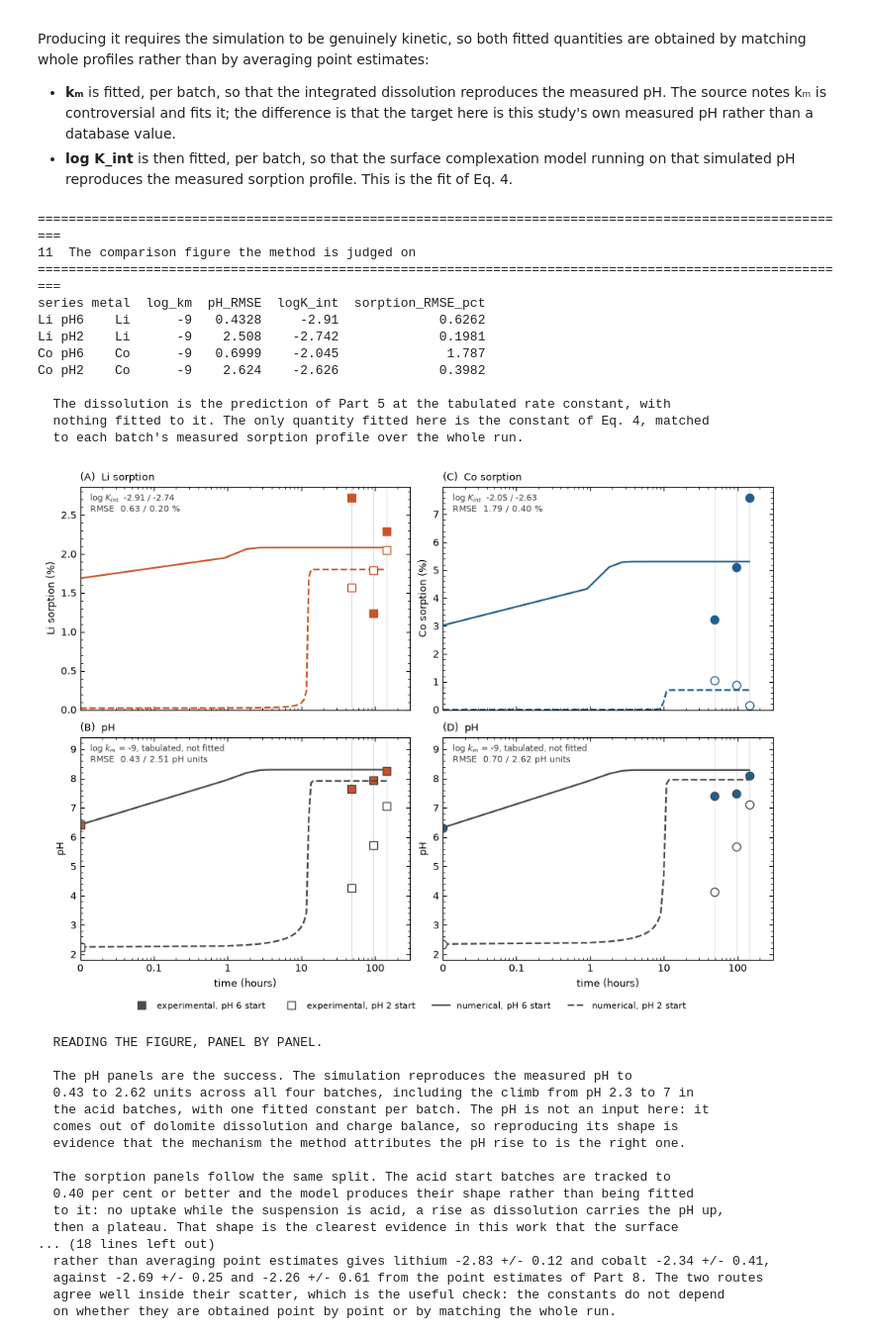
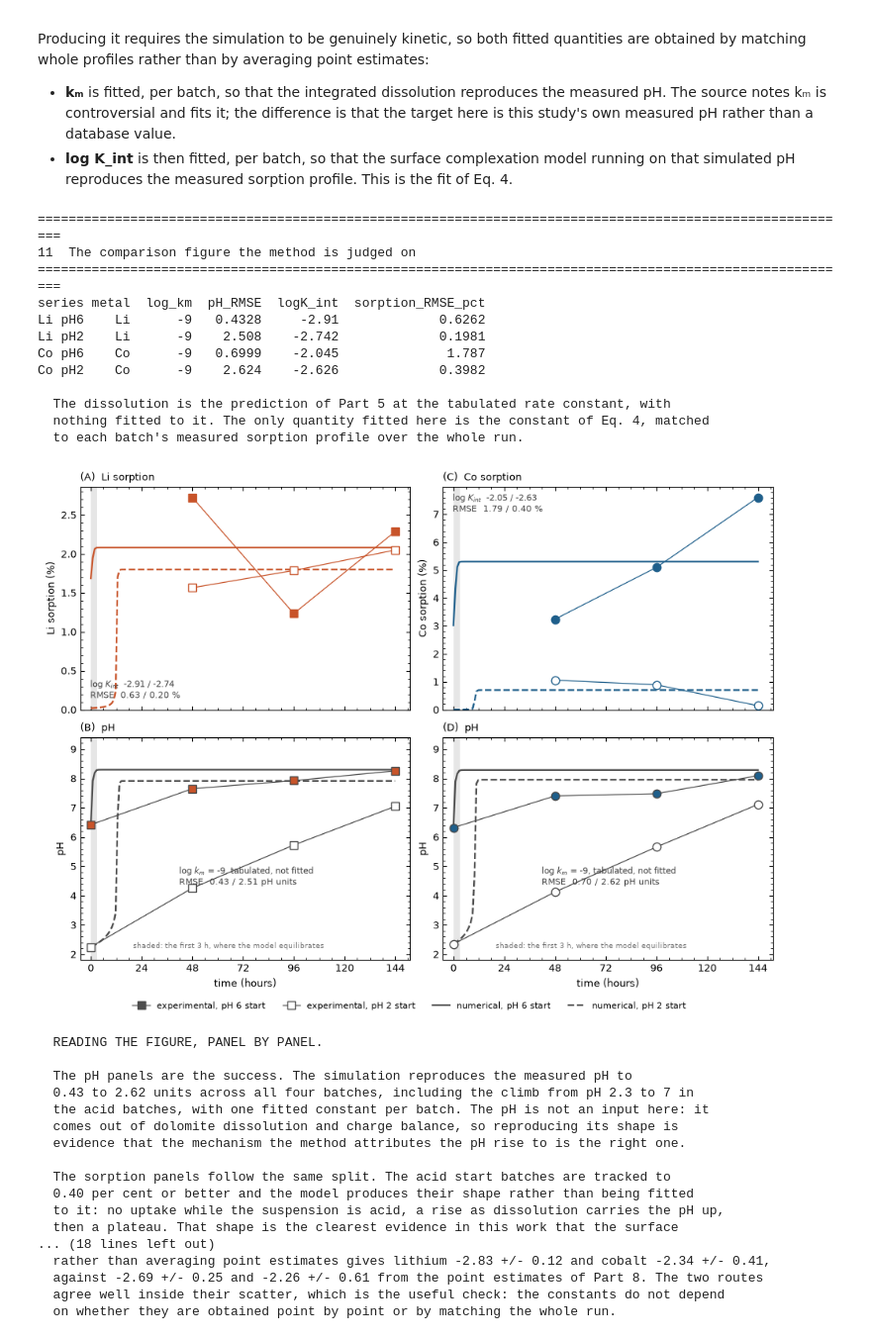
Before and after one commit to Marwa-2024/CCM-to-determine-Log-K-, a Jupyter notebook: LogK_LiCo_TST_full_method.ipynb, the cells around one changed output. Shown at 99% size. Drawn from its saved outputs; the diff is of its cells as text; code cells hidden in the pictures.

```diff
--- a/LogK_LiCo_TST_full_method.ipynb
+++ b/LogK_LiCo_TST_full_method.ipynb
@@ -661,9 +661,9 @@ ax.fill_between(lim, [lim[0]*0.5, lim[1]*0.5], [lim[0]*2, lim[1]*2],
                 color="0.6", alpha=0.18, lw=0)
 for m in ["Co", "Li"]:
     for b, fc in [("pH6", COL[m]), ("pH2", "white")]:
-        d = SINGLE[(SINGLE.metal == m) & (SINGLE.batch == b) & (SINGLE.day > 0)]
-        ax.plot(d.Mg/MM["Mg"], d.Ca/MM["Ca"], MK[m], color=COL[m], mfc=fc, mec=COL[m],
-                ls="none", ms=8, label=f"{m}, {b.replace('pH','pH ')} start")
+        d = SINGLE[(SINGLE.metal == m) & (SINGLE.batch == b) & (SINGLE.day > 0)].sort_values("day")
+        ax.plot(d.Mg/MM["Mg"], d.Ca/MM["Ca"], MK[m] + "-", color=COL[m], mfc=fc, mec=COL[m],
+                lw=0.9, ms=8, label=f"{m}, {b.replace('pH','pH ')} start")
 ax.axvline(0.1/MM["Mg"], color="0.7", ls=":", lw=1)
 ax.axhline(0.1/MM["Ca"], color="0.7", ls=":", lw=1)
 ax.text(0.1/MM["Mg"]*1.15, 3.2, "detection limit", fontsize=7, color="0.5", rotation=90, va="top")
@@ -865,13 +865,13 @@ for j, metal in enumerate(["Li", "Co"]):
     pa, pb = PANEL[metal]
     for series, fc, ls in [(f"{metal} pH6", COL[metal], "-"), (f"{metal} pH2", "white", "--")]:
         P = prof[series]
-        _th = np.maximum(P["t"]*24, 1e-2)
+        _th = P["t"]*24
         axA.plot(_th, P["curve"], ls, color=COL[metal], lw=1.6)
-        axA.plot(P["d"].day.values[1:]*24, P["meas"], MK[metal], color=COL[metal], mfc=fc,
-                 mec=COL[metal], ls="none", ms=7.5)
+        axA.plot(P["d"].day.values[1:]*24, P["meas"], MK[metal] + "-", color=COL[metal],
+                 mfc=fc, mec=COL[metal], lw=0.9, ms=7.5, zorder=3)
         axB.plot(_th, P["pH"], ls, color=COL["pH"], lw=1.6)
-        axB.plot(np.maximum(P["d"].day.values*24, 1e-2), P["d"].pH.values, MK[metal],
-                 color=COL["pH"], mfc=fc, mec=COL["pH"], ls="none", ms=7.5)
+        axB.plot(P["d"].day.values*24, P["d"].pH.values, MK[metal] + "-",
+                 color=COL["pH"], mfc=fc, mec=COL["pH"], lw=0.9, ms=7.5, zorder=3)
     axA.set_ylabel(f"{metal} sorption (%)")
     axA.set_title(f"({pa})  {metal} sorption", fontsize=9.5, loc="left")
     axB.set_ylabel("pH"); axB.set_xlabel("time (hours)")
@@ -879,23 +879,24 @@ for j, metal in enumerate(["Li", "Co"]):
     axB.set_ylim(1.8, 9.4)
     _t6, _t2 = RM[f"{metal} pH6"], RM[f"{metal} pH2"]
     axA.set_ylim(0, None)
-    axA.text(0.03, 0.97,
+    _ax, _ay, _av = ((0.03, 0.04, "bottom") if metal == "Li" else (0.03, 0.97, "top"))
+    axA.text(_ax, _ay,
              f"log $K_{{int}}$  {_t6['logK_int']:+.2f} / {_t2['logK_int']:+.2f}\n"
              f"RMSE  {_t6['sorption_RMSE_pct']:.2f} / {_t2['sorption_RMSE_pct']:.2f} %",
-             transform=axA.transAxes, fontsize=7.6, va="top", color="0.25")
-    axB.text(0.03, 0.97,
+             transform=axA.transAxes, fontsize=7.6, va=_av, color="0.25")
+    axB.text(0.30, 0.42,
              f"log $k_m$ = {LOG_KM:.0f}, tabulated, not fitted\n"
              f"RMSE  {_t6['pH_RMSE']:.2f} / {_t2['pH_RMSE']:.2f} pH units",
              transform=axB.transAxes, fontsize=7.6, va="top", color="0.25")
+    axB.text(20, 2.15, "shaded: the first 3 h, where the model equilibrates",
+             fontsize=6.8, color="0.45", va="bottom")
     for ax in (axA, axB):
-        ax.set_xscale("log"); ax.set_xlim(1e-2, 300)
-        ax.set_xticks([0.01, 0.1, 1, 10, 100])
-        ax.set_xticklabels(["0", "0.1", "1", "10", "100"])
-        for _d in (48, 96, 144): ax.axvline(_d, color="0.88", lw=0.7, zorder=0)
+        ax.set_xlim(-5, 151); ax.set_xticks([0, 24, 48, 72, 96, 120, 144])
+        ax.axvspan(0, 3, color="0.90", lw=0, zorder=0)
 from matplotlib.lines import Line2D
 fig.legend(handles=[
-    Line2D([], [], marker="s", color="0.3", mfc="0.3", ls="none", ms=7.5, label="experimental, pH 6 start"),
-    Line2D([], [], marker="s", color="0.3", mfc="white", ls="none", ms=7.5, label="experimental, pH 2 start"),
+    Line2D([], [], marker="s", color="0.3", mfc="0.3", ls="-", lw=0.9, ms=7.5, label="experimental, pH 6 start"),
+    Line2D([], [], marker="s", color="0.3", mfc="white", ls="-", lw=0.9, ms=7.5, label="experimental, pH 2 start"),
     Line2D([], [], color="0.3", ls="-", lw=1.6, label="numerical, pH 6 start"),
     Line2D([], [], color="0.3", ls="--", lw=1.6, label="numerical, pH 2 start")],
     loc="outside lower center", ncol=4, fontsize=8, frameon=False)
@@ -919,34 +920,34 @@ print("  about it; the first sampling at day 2 is already well past anything the
 print("  distinguish.")
 print("\n  WHERE THE MODEL AND THE EXPERIMENT PART COMPANY, AND WHY. In the acid batches the model")
 print(f"  reaches its plateau within {plat[plat.series.str.contains('pH2')].hours_to_90pct.max():.0f} hours while the measurements take the full six days, which")
 print(f"  is the {_R[_R.series.str.contains('pH2')].pH_RMSE.mean():.1f} pH unit misfit in panels B and D. The likely cause is the open system")
 print("  assumption of Table 2.2. Neutralising the acid load requires several millimoles per")
 print("  litre of carbon to enter the solution, and the model draws it from the atmosphere")
 print("  instantly at fixed pCO2. A stirred bottle exchanges CO2 across a limited surface, so the")
 print("  real supply is rate limited and the pH climbs more slowly. The batches started near")
 print("  pH 6 need a tenth as much carbon and are unaffected, which is consistent with that")
 print("  explanation and is why they are the ones the model reproduces.")
 
 print("\n  What this changes about the constants: nothing of substance. Fitting whole profiles")
 _pl = _R[_R.metal == "Li"].logK_int; _pc = _R[_R.metal == "Co"].logK_int
 print(f"  rather than averaging point estimates gives lithium {_pl.mean():+.2f} +/- {_pl.std():.2f} and cobalt {_pc.mean():+.2f} +/- {_pc.std():.2f},")
 print(f"  against {_lis.logK_int:+.2f} +/- {_lis.SD:.2f} and {_cos.logK_int:+.2f} +/- {_cos.SD:.2f} from the point estimates of Part 8. The two routes")
 print("  agree well inside their scatter, which is the useful check: the constants do not depend")
 print("  on whether they are obtained point by point or by matching the whole run.")
 # %% [output]
 ==========================================================================================================
 11  The comparison figure the method is judged on
 ==========================================================================================================
 series metal  log_km  pH_RMSE  logK_int  sorption_RMSE_pct
 Li pH6    Li      -9   0.4328     -2.91             0.6262
 Li pH2    Li      -9    2.508    -2.742             0.1981
 Co pH6    Co      -9   0.6999    -2.045              1.787
 Co pH2    Co      -9    2.624    -2.626             0.3982
 
   The dissolution is the prediction of Part 5 at the tabulated rate constant, with
   nothing fitted to it. The only quantity fitted here is the constant of Eq. 4, matched
   to each batch's measured sorption profile over the whole run.
-[figure, old version]
+[figure, new version]
   READING THE FIGURE, PANEL BY PANEL.
 
   The pH panels are the success. The simulation reproduces the measured pH to
```
Also changed, not shown: parts of 1 cell of this notebook, 13 other files.
